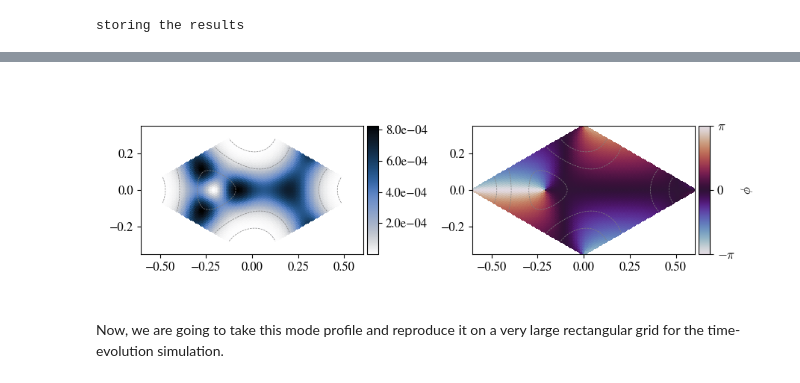
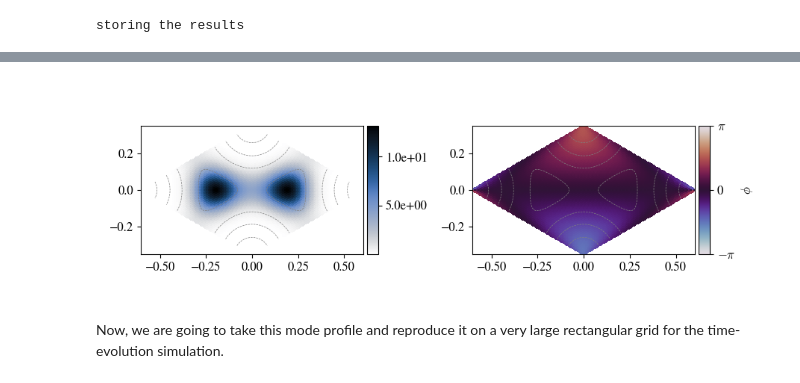
Before and after one commit to GuillotMartin/BECs, a Jupyter notebook: docs/Microscope.ipynb, the cells around one changed output, grey strips where cells are left out. Saved outputs shown, nothing was run; the diff lists cells and outputs as text; code cells hidden in the pictures.

```diff
--- a/docs/Microscope.ipynb
+++ b/docs/Microscope.ipynb
@@ -159,7 +157,7 @@ from bloch_schrodinger.potential import optical_honeycomb, make_optical_honeycom
 
 wavelength = 1.064
 
-delta = 0.9
+delta = 0.9*0
 s = 7.5
 s1 = s - delta
 s2 = s + delta
@@ -195,20 +193,20 @@ storing the results
 # %%
 import xarray as xr
 
-psi0_uc = eigve[{'band':1}]
+psi0_uc = eigve
 
 plot_eigenvector(
     [[abs(psi0_uc)**2, xr.ufuncs.angle(psi0_uc)]],
     [[honeycomb]*2],
     [['amplitude', 'phase']]
 )
 
 plt.show()
 
 # The bloch eigenfunction present a px +/- 1j*py vortex orbital on the A sublattice, and a s-orbital on the B sublattice
 # %% [output]
 [interactive output not drawn]
-[figure, old version]
+[figure, new version]
 # %% [markdown]
 Now, we are going to take this mode profile and reproduce it on a very large rectangular grid for the time-evolution simulation.
 # %%
```
Also changed, not shown: parts of 7 cells of this notebook, 1 other file.
